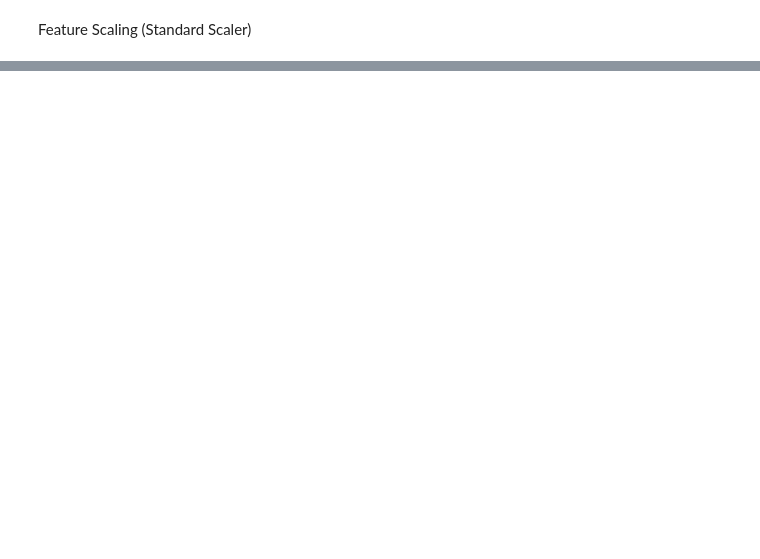
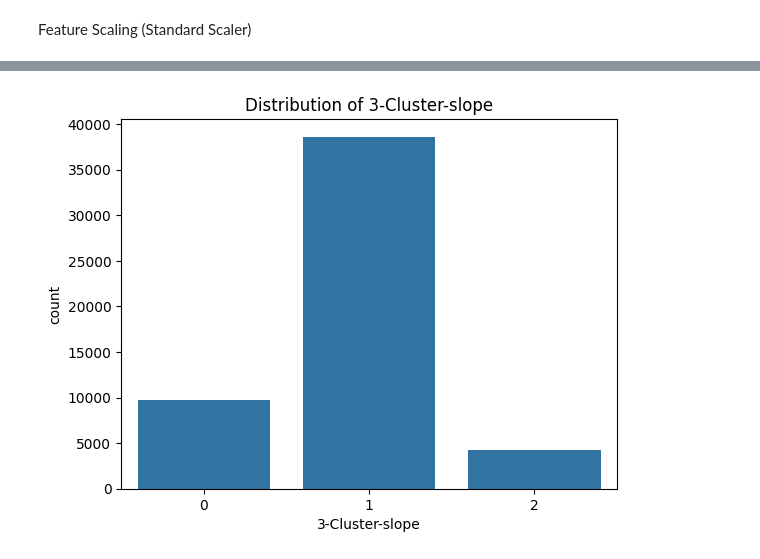
Before and after one commit to Aomaphisara/ULckdresearch2023, a Jupyter notebook: K_means_Clustering.ipynb, the cells around one changed output, grey strips where cells are left out. Saved outputs shown, nothing was run; the diff lists cells and outputs as text; code cells hidden in the pictures; blank space fills up the shorter version.

```diff
--- a/K_means_Clustering.ipynb
+++ b/K_means_Clustering.ipynb
@@ -216,0 +65,5 @@ slope_k4.head()
+# %%
+from sklearn.preprocessing import StandardScaler
+scaler = StandardScaler()
+scaled_data = scaler.fit_transform(select_columns)
+scale_data = pd.DataFrame(scaled_data, columns=select_columns.columns)
@@ -216,0 +80,3 @@ slope_k4.head()
+# %%
+additional_columns = df[['InPatient', 'OutPatient', 'Emergency', 'VisitLocation', 'LabLocation', 'NATNL', 'Sex']]
+scale_data = pd.concat([scale_data, additional_columns], axis=1)
@@ -216,0 +117,6 @@ slope_k4.head()
+# %%
+from sklearn.cluster import KMeans
+slope_k3 = scale_data.copy()
+kmeans = KMeans(n_clusters=3, random_state=0, n_init="auto").fit(slope_k3)
+slope_k3['3-Cluster-slope']=kmeans.labels_
+slope_k3.head()
@@ -216,0 +131,10 @@ slope_k4.head()
+# %%
+import seaborn as sns
+import matplotlib.pyplot as plt
+
+# Assuming 'slope_k3' is your DataFrame
+sns.countplot(x='3-Cluster-slope', data=slope_k3)
+plt.title('Distribution of 3-Cluster-slope')
+plt.show()
+# %% [output]
+[figure, added]
```
Also changed, not shown: parts of 39 cells of this notebook.
